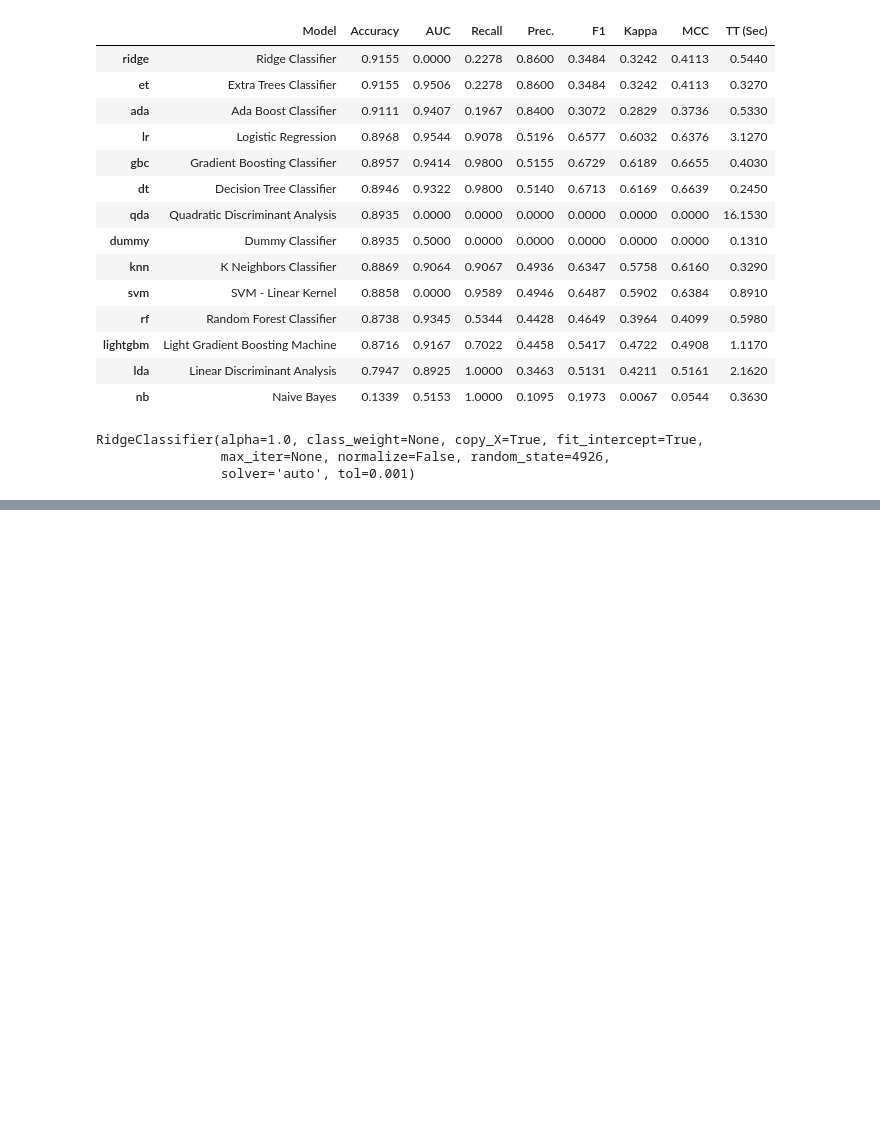
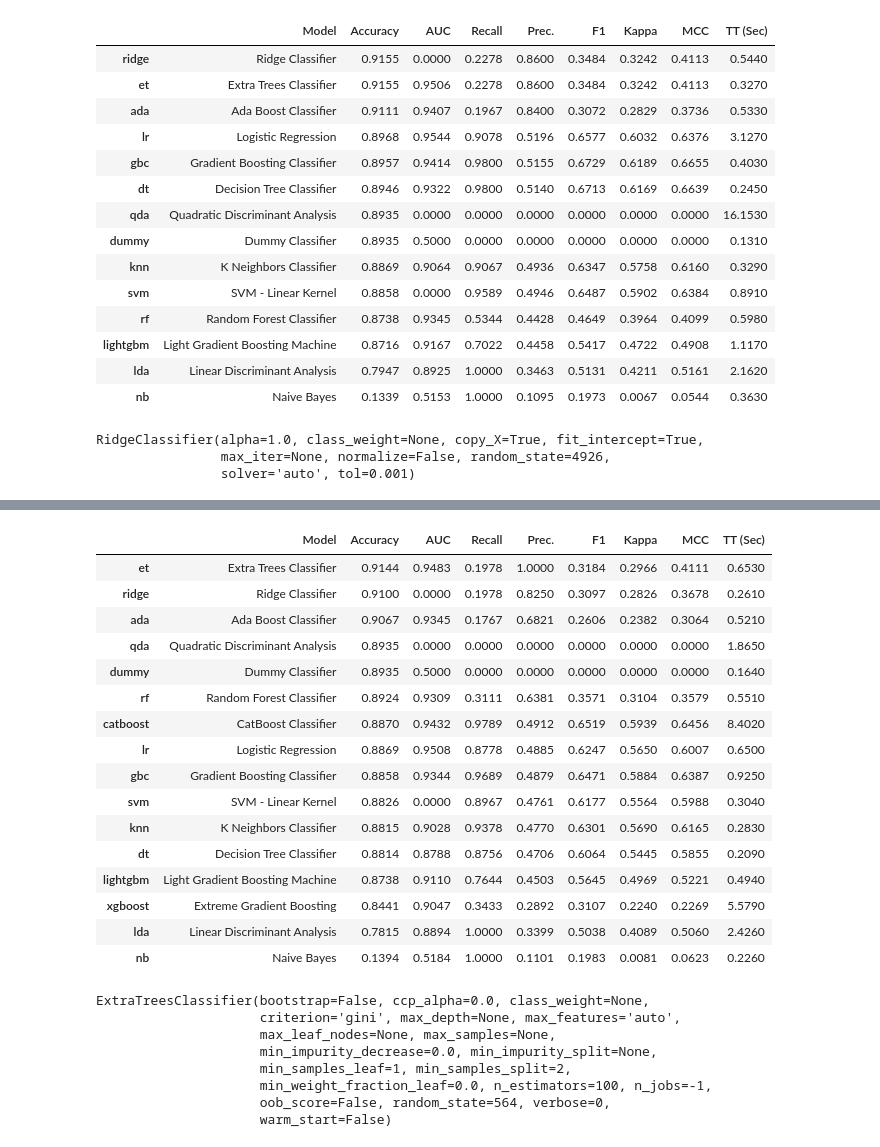
Before and after one commit to smrrazavian/child_abuse_detection, a Jupyter notebook: testNotebook.ipynb, the cells around one changed output, grey strips where cells are left out. Saved outputs shown, nothing was run; the diff lists cells and outputs as text; code cells hidden in the pictures; blank space fills up the shorter version.

```diff
--- a/testNotebook.ipynb
+++ b/testNotebook.ipynb
@@ -166,0 +189,28 @@ RidgeClassifier(alpha=1.0, class_weight=None, copy_X=True, fit_intercept=True,
+# %%
+compare_models()
+# %% [output]
+|  | Model | Accuracy | AUC | Recall | Prec. | F1 | Kappa | MCC | TT (Sec) |
+| et | Extra Trees Classifier | 0.9144 | 0.9483 | 0.1978 | 1.0000 | 0.3184 | 0.2966 | 0.4111 | 0.6530 |
+| ridge | Ridge Classifier | 0.9100 | 0.0000 | 0.1978 | 0.8250 | 0.3097 | 0.2826 | 0.3678 | 0.2610 |
+| ada | Ada Boost Classifier | 0.9067 | 0.9345 | 0.1767 | 0.6821 | 0.2606 | 0.2382 | 0.3064 | 0.5210 |
+| qda | Quadratic Discriminant Analysis | 0.8935 | 0.0000 | 0.0000 | 0.0000 | 0.0000 | 0.0000 | 0.0000 | 1.8650 |
+| dummy | Dummy Classifier | 0.8935 | 0.5000 | 0.0000 | 0.0000 | 0.0000 | 0.0000 | 0.0000 | 0.1640 |
+| rf | Random Forest Classifier | 0.8924 | 0.9309 | 0.3111 | 0.6381 | 0.3571 | 0.3104 | 0.3579 | 0.5510 |
+| catboost | CatBoost Classifier | 0.8870 | 0.9432 | 0.9789 | 0.4912 | 0.6519 | 0.5939 | 0.6456 | 8.4020 |
+| lr | Logistic Regression | 0.8869 | 0.9508 | 0.8778 | 0.4885 | 0.6247 | 0.5650 | 0.6007 | 0.6500 |
+| gbc | Gradient Boosting Classifier | 0.8858 | 0.9344 | 0.9689 | 0.4879 | 0.6471 | 0.5884 | 0.6387 | 0.9250 |
+| svm | SVM - Linear Kernel | 0.8826 | 0.0000 | 0.8967 | 0.4761 | 0.6177 | 0.5564 | 0.5988 | 0.3040 |
+| knn | K Neighbors Classifier | 0.8815 | 0.9028 | 0.9378 | 0.4770 | 0.6301 | 0.5690 | 0.6165 | 0.2830 |
+| dt | Decision Tree Classifier | 0.8814 | 0.8788 | 0.8756 | 0.4706 | 0.6064 | 0.5445 | 0.5855 | 0.2090 |
+| lightgbm | Light Gradient Boosting Machine | 0.8738 | 0.9110 | 0.7644 | 0.4503 | 0.5645 | 0.4969 | 0.5221 | 0.4940 |
+| xgboost | Extreme Gradient Boosting | 0.8441 | 0.9047 | 0.3433 | 0.2892 | 0.3107 | 0.2240 | 0.2269 | 5.5790 |
+| lda | Linear Discriminant Analysis | 0.7815 | 0.8894 | 1.0000 | 0.3399 | 0.5038 | 0.4089 | 0.5060 | 2.4260 |
+| nb | Naive Bayes | 0.1394 | 0.5184 | 1.0000 | 0.1101 | 0.1983 | 0.0081 | 0.0623 | 0.2260 |
+ExtraTreesClassifier(bootstrap=False, ccp_alpha=0.0, class_weight=None,
+                     criterion='gini', max_depth=None, max_features='auto',
+                     max_leaf_nodes=None, max_samples=None,
+                     min_impurity_decrease=0.0, min_impurity_split=None,
+                     min_samples_leaf=1, min_samples_split=2,
+                     min_weight_fraction_leaf=0.0, n_estimators=100, n_jobs=-1,
+                     oob_score=False, random_state=564, verbose=0,
+                     warm_start=False)
```
Also changed, not shown: parts of 3 cells of this notebook, 7 other files.
